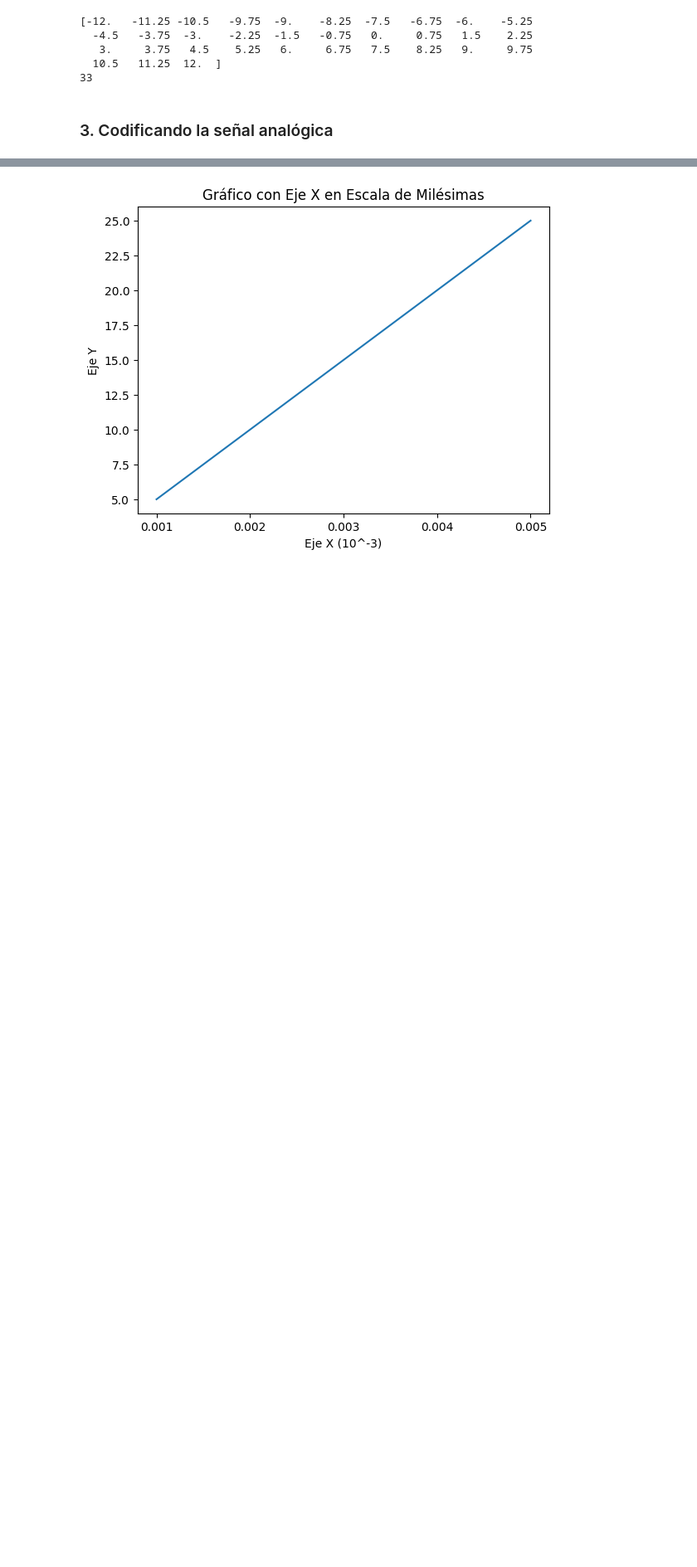
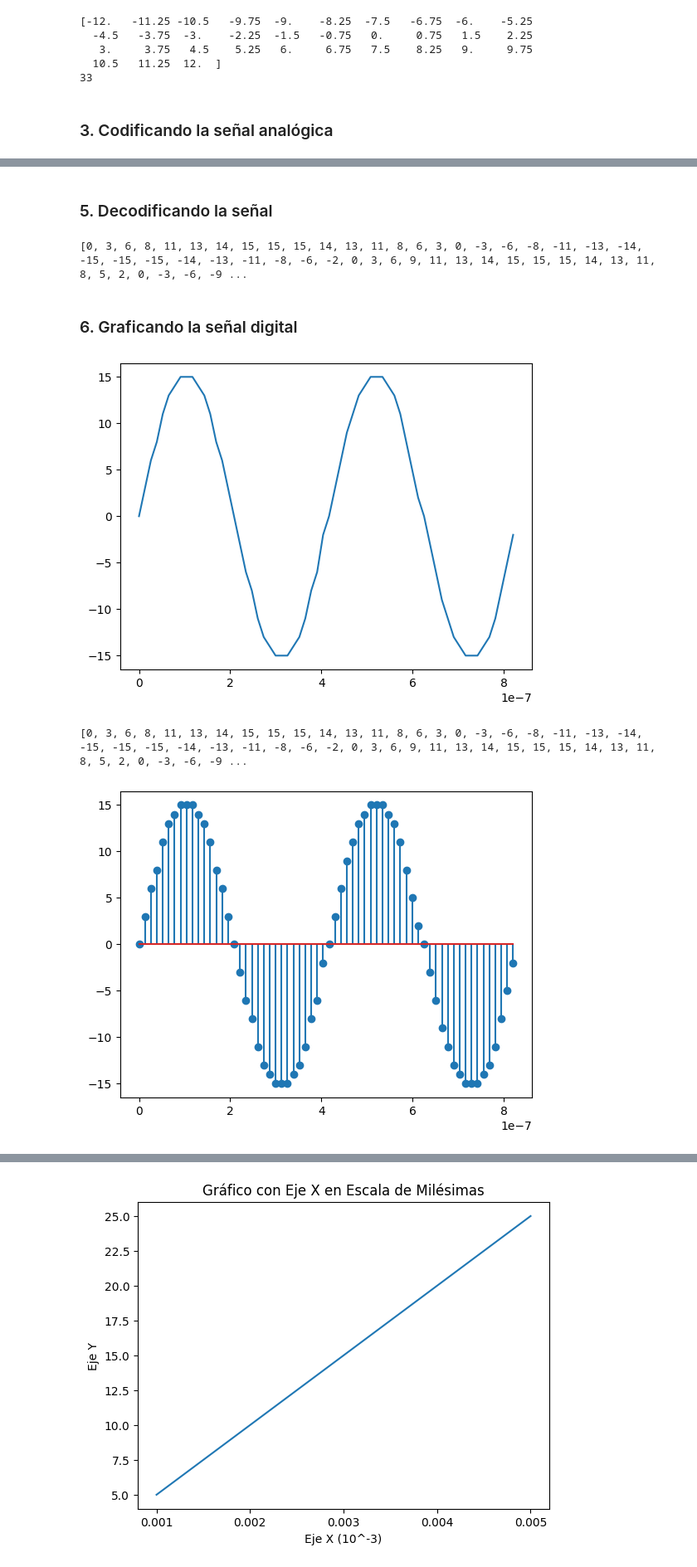
Before and after one commit to dbsalazarr/converter-ad-da, a Jupyter notebook: graphic_functions.ipynb, the cells around one changed output, grey strips where cells are left out. Shown at 83% size. Saved outputs shown, nothing was run; the diff lists cells and outputs as text; code cells hidden in the pictures; blank space fills up the shorter version.

```diff
--- a/graphic_functions.ipynb
+++ b/graphic_functions.ipynb
@@ -130,0 +145,6 @@ SyntaxError: invalid syntax (3561394349.py, line 9)
+# %%
+# Codificando la señal a trabajar
+encode_signal = []
+for muestra in puntos_muestreo :
+    encode_signal.append( encode(muestra, 4) )
+print(encode_signal)
@@ -130,0 +153,20 @@ SyntaxError: invalid syntax (3561394349.py, line 9)
+# %% [markdown]
+### 5. Decodificando la señal
+# %%
+digital_signal = []
+for bits in encode_signal :
+    digital_signal.append(bind.signed_binary_to_decimal(bits))
+print(digital_signal)
+# %% [output]
+[0, 3, 6, 8, 11, 13, 14, 15, 15, 15, 14, 13, 11, 8, 6, 3, 0, -3, -6, -8, -11, -13, -14, -15, -15, -15, -14, -13, -11, -8, -6, -2, 0, 3, 6, 9, 11, 13, 14, 15, 15, 15, 14, 13, 11, 8, 5, 2, 0, -3, -6, -9 ...
+# %% [markdown]
+### 6. Graficando la señal digital
+# %%
+plt.plot(freq_muestreo, digital_signal)
+plt.show()
+plt.stem(freq_muestreo, digital_signal)
+print(digital_signal)
+# %% [output]
+[figure, added]
+[0, 3, 6, 8, 11, 13, 14, 15, 15, 15, 14, 13, 11, 8, 6, 3, 0, -3, -6, -8, -11, -13, -14, -15, -15, -15, -14, -13, -11, -8, -6, -2, 0, 3, 6, 9, 11, 13, 14, 15, 15, 15, 14, 13, 11, 8, 5, 2, 0, -3, -6, -9 ...
+[figure, added]
```
Also changed, not shown: parts of 12 cells of this notebook, 2 other files.
